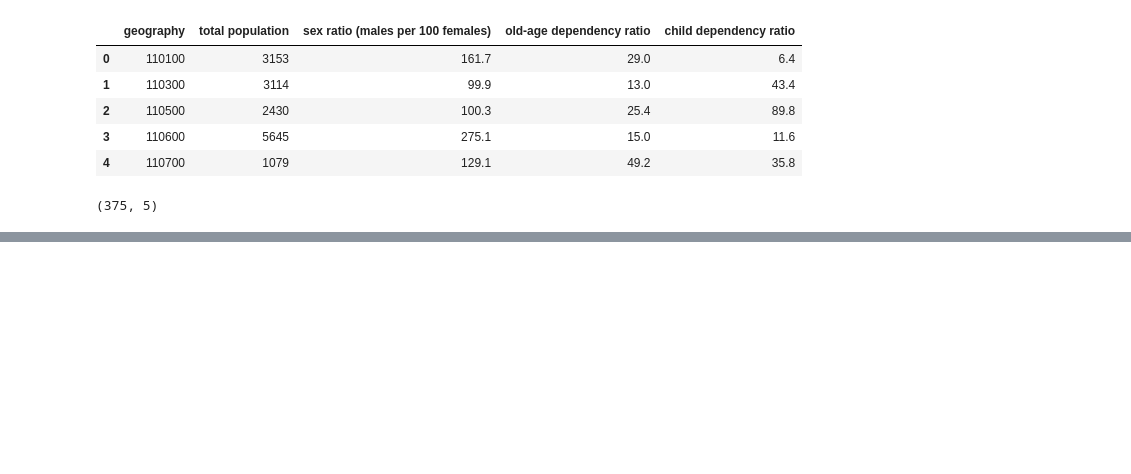
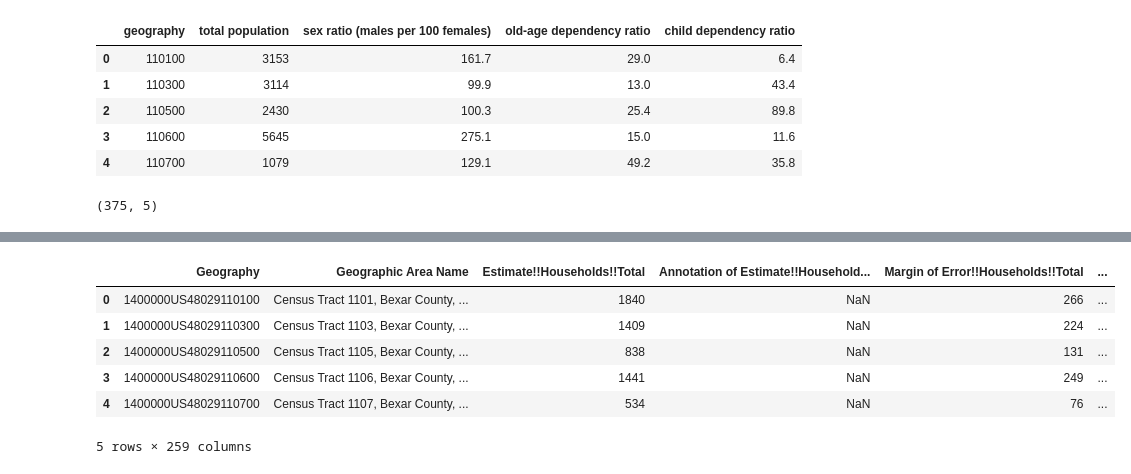
Before and after one commit to corey-baughman/014_personal_project, a Jupyter notebook: acquire.ipynb, the cells around one changed output, grey strips where cells are left out. Cells and saved outputs as stored; diff of their text form; code cells hidden in the pictures; blank space fills up the shorter version.

```diff
--- a/acquire.ipynb
+++ b/acquire.ipynb
@@ -330,0 +391,11 @@ NameError: name 'ok' is not defined
+# %%
+income = pd.read_csv('income.csv', skiprows=[0,2])
+income.head()
+# %% [output]
+|  | Geography | Geographic Area Name | Estimate!!Households!!Total | Annotation of Estimate!!Household... | Margin of Error!!Households!!Total | ... |
+| 0 | 1400000US48029110100 | Census Tract 1101, Bexar County, ... | 1840 | NaN | 266 | ... |
+| 1 | 1400000US48029110300 | Census Tract 1103, Bexar County, ... | 1409 | NaN | 224 | ... |
+| 2 | 1400000US48029110500 | Census Tract 1105, Bexar County, ... | 838 | NaN | 131 | ... |
+| 3 | 1400000US48029110600 | Census Tract 1106, Bexar County, ... | 1441 | NaN | 249 | ... |
+| 4 | 1400000US48029110700 | Census Tract 1107, Bexar County, ... | 534 | NaN | 76 | ... |
+5 rows × 259 columns
```
Also changed, not shown: parts of 22 cells of this notebook, 5 other files.
